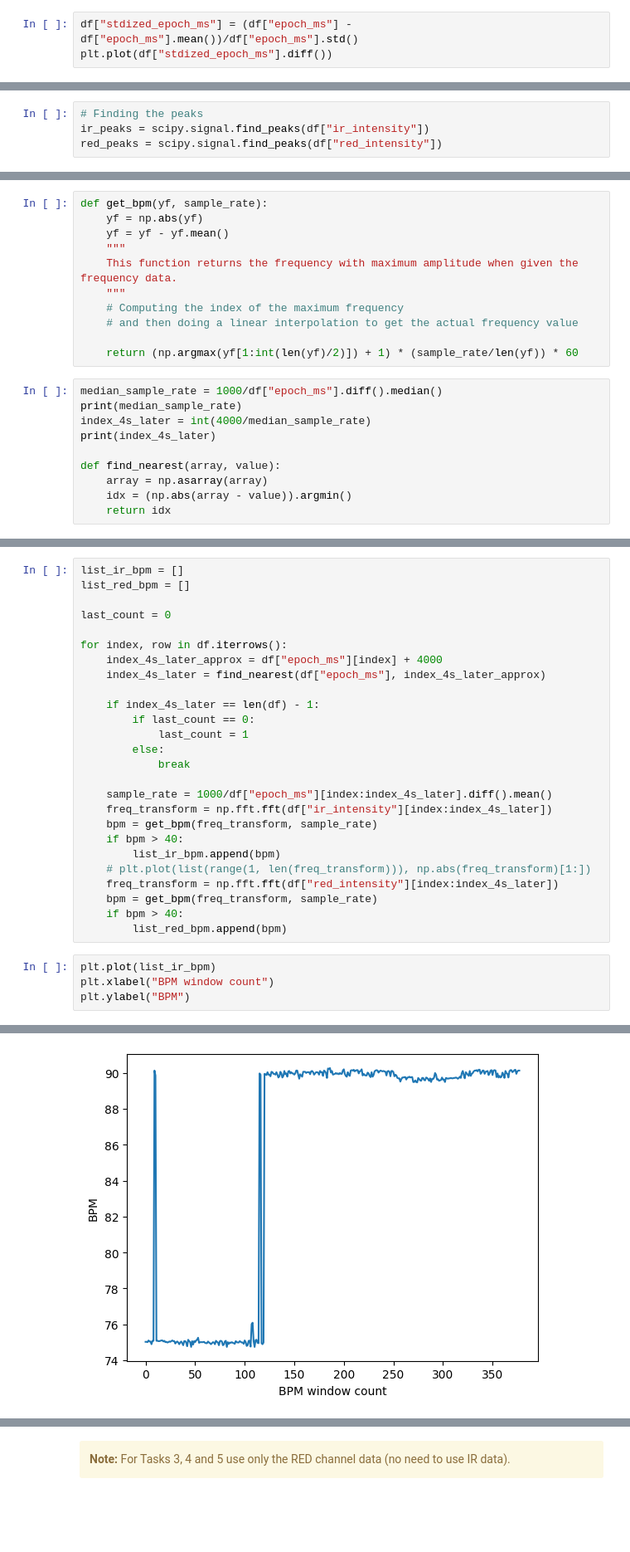
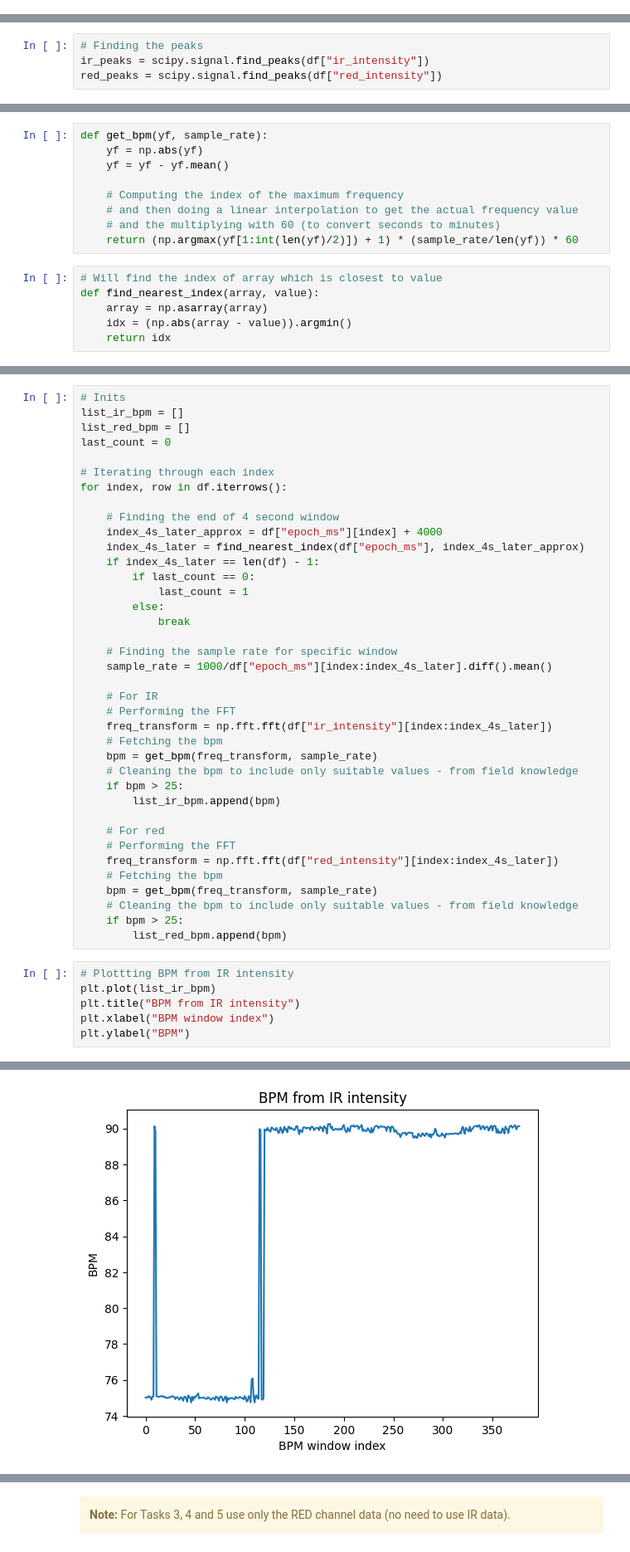
Before and after one commit to siddhanthramani/iitm_sensing_systems_for_iot, a Jupyter notebook: Homework 2/CS23Z007_CS6650H23/homework_2.ipynb, the cells around one changed output, grey strips where cells are left out. Shown at 83% size. Drawn from its saved outputs; the diff is of its cells as text; blank space fills up the shorter version.

```diff
--- a/Homework 2/CS23Z007_CS6650H23/homework_2.ipynb
+++ b/Homework 2/CS23Z007_CS6650H23/homework_2.ipynb
@@ -132,3 +111,0 @@ df["epoch_ms"].diff().std()
-# %%
-df["stdized_epoch_ms"] = (df["epoch_ms"] - df["epoch_ms"].mean())/df["epoch_ms"].std()
-plt.plot(df["stdized_epoch_ms"].diff())
@@ -226,20 +189,14 @@ Percent of peaks matching 81.13207547169812
 def get_bpm(yf, sample_rate):
     yf = np.abs(yf)
     yf = yf - yf.mean()
-    """
-    This function returns the frequency with maximum amplitude when given the frequency data.
-    """
+
     # Computing the index of the maximum frequency
     # and then doing a linear interpolation to get the actual frequency value
-
+    # and the multiplying with 60 (to convert seconds to minutes)
     return (np.argmax(yf[1:int(len(yf)/2)]) + 1) * (sample_rate/len(yf)) * 60
 # %%
-median_sample_rate = 1000/df["epoch_ms"].diff().median()
-print(median_sample_rate)
-index_4s_later = int(4000/median_sample_rate)
-print(index_4s_later)
-
-def find_nearest(array, value):
+# Will find the index of array which is closest to value
+def find_nearest_index(array, value):
     array = np.asarray(array)
     idx = (np.abs(array - value)).argmin()
     return idx
@@ -249,34 +203,48 @@ def find_nearest(array, value):
 # %%
+# Inits
 list_ir_bpm = []
 list_red_bpm = []
-
 last_count = 0
 
+# Iterating through each index
 for index, row in df.iterrows():
+
+    # Finding the end of 4 second window
     index_4s_later_approx = df["epoch_ms"][index] + 4000
-    index_4s_later = find_nearest(df["epoch_ms"], index_4s_later_approx)
-
+    index_4s_later = find_nearest_index(df["epoch_ms"], index_4s_later_approx)
     if index_4s_later == len(df) - 1:
         if last_count == 0:
             last_count = 1
         else:
             break
 
+    # Finding the sample rate for specific window
     sample_rate = 1000/df["epoch_ms"][index:index_4s_later].diff().mean()
+
+    # For IR
+    # Performing the FFT
     freq_transform = np.fft.fft(df["ir_intensity"][index:index_4s_later])
+    # Fetching the bpm
     bpm = get_bpm(freq_transform, sample_rate)
-    if bpm > 40:
+    # Cleaning the bpm to include only suitable values - from field knowledge
+    if bpm > 25:
         list_ir_bpm.append(bpm)
-    # plt.plot(list(range(1, len(freq_transform))), np.abs(freq_transform)[1:])
+
+    # For red
+    # Performing the FFT
     freq_transform = np.fft.fft(df["red_intensity"][index:index_4s_later])
+    # Fetching the bpm
     bpm = get_bpm(freq_transform, sample_rate)
-    if bpm > 40:
+    # Cleaning the bpm to include only suitable values - from field knowledge
+    if bpm > 25:
         list_red_bpm.append(bpm)
 # %%
+# Plottting BPM from IR intensity
 plt.plot(list_ir_bpm)
-plt.xlabel("BPM window count")
+plt.title("BPM from IR intensity")
+plt.xlabel("BPM window index")
 plt.ylabel("BPM")
 # %% [output]
 Text(0, 0.5, 'BPM')
-[figure, old version]
+[figure, new version]
 # %%
```
Also changed, not shown: parts of 51 cells of this notebook, 23 other files.
